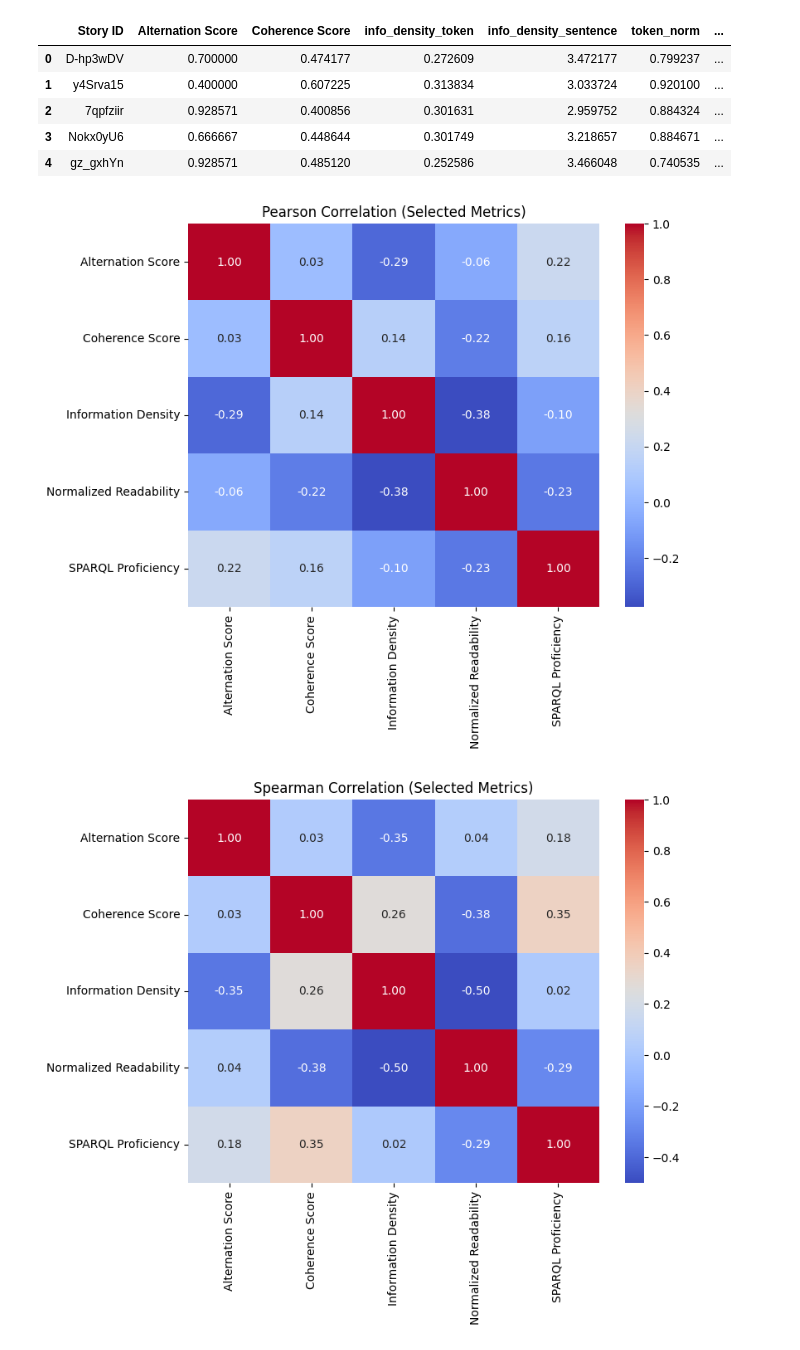
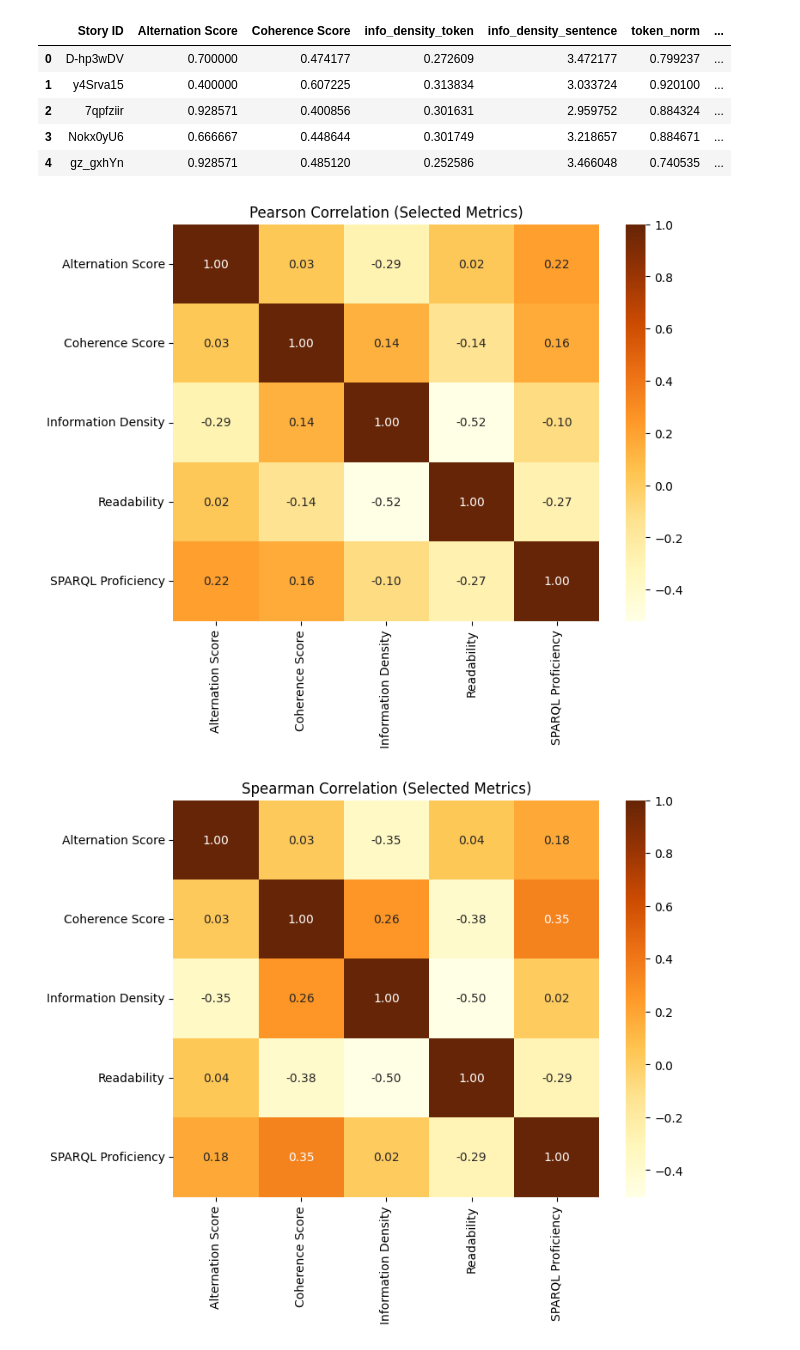
Before and after one commit to mondoboia/datastoryviz-sparql-lab, a Jupyter notebook: metrics_summary.ipynb, the cells around one changed output. Saved outputs shown, nothing was run; the diff lists cells and outputs as text; code cells hidden in the pictures.

Commit message:
summary metrics with normal readability

```diff
--- a/metrics_summary.ipynb
+++ b/metrics_summary.ipynb
@@ -3,7 +3,6 @@ ll
 # %%
 import pandas as pd
 
-# Load CSVs
 df_alternation = pd.read_csv("outputs/alternation_scores.csv", index_col=0)
 df_coherence = pd.read_csv("outputs/coherence_scores.csv", index_col=0)
 df_density = pd.read_csv("outputs/information_density.csv", index_col=0)
@@ -16,14 +15,13 @@ df_merged = dfs[0]
 for df in dfs[1:]:
     df_merged = df_merged.merge(df, on="story_id", how="inner")
 
-# Optional: rename columns for clarity
 df_merged = df_merged.rename(columns={
     "story_id": "Story ID",
     "alternation_score": "Alternation Score",
     "coherence_score": "Coherence Score",
     "information_density": "Information Density",
     "flesch_reading_ease": "Flesch Reading Ease",
-    "normalized_readability": "Normalized Readability",
+    "flesch_reading_ease": "Readability",
     "sparql_proficiency": "SPARQL Proficiency"
 
 })
@@ -32,7 +30,6 @@ story_no_text = ['SXefpzf4', 'EzsIH_Et', '6yGct8pP']
 
 df_merged = df_merged[~df_merged['Story ID'].isin(story_no_text)]
 
-# Save or display the merged DataFrame
 df_merged.to_csv("outputs/merged_story_metrics.csv", index=False)
 df_merged.head()
 # %% [output]
@@ -45,34 +42,34 @@ df_merged.head()
 # %%
 import seaborn as sns
 import matplotlib.pyplot as plt
 
 # Subset only the relevant columns
 subset_cols = [
     'Alternation Score',
     'Coherence Score',
     'Information Density',
-    'Normalized Readability',
+    'Readability',
     'SPARQL Proficiency'
 ]
 
 # Compute correlation matrices (Pearson and Spearman)
 subset_pearson = df_merged[subset_cols].corr(method='pearson')
 subset_spearman = df_merged[subset_cols].corr(method='spearman')
 
 # Plot Pearson heatmap
 plt.figure(figsize=(8, 6))
-sns.heatmap(subset_pearson, annot=True, cmap="coolwarm", fmt=".2f")
+sns.heatmap(subset_pearson, annot=True, cmap="YlOrBr", fmt=".2f")
 plt.title("Pearson Correlation (Selected Metrics)")
 plt.show()
 
 # Plot Spearman heatmap
 plt.figure(figsize=(8, 6))
-sns.heatmap(subset_spearman, annot=True, cmap="coolwarm", fmt=".2f")
+sns.heatmap(subset_spearman, annot=True, cmap="YlOrBr", fmt=".2f")
 plt.title("Spearman Correlation (Selected Metrics)")
 plt.show()
 # %% [output]
-[figure, old version]
+[figure, new version]
-[figure, old version]
+[figure, new version]
 # %%
 from scipy.stats import pearsonr, spearmanr
 import pandas as pd
```
Also changed, not shown: parts of 5 cells of this notebook, 3 other files.
